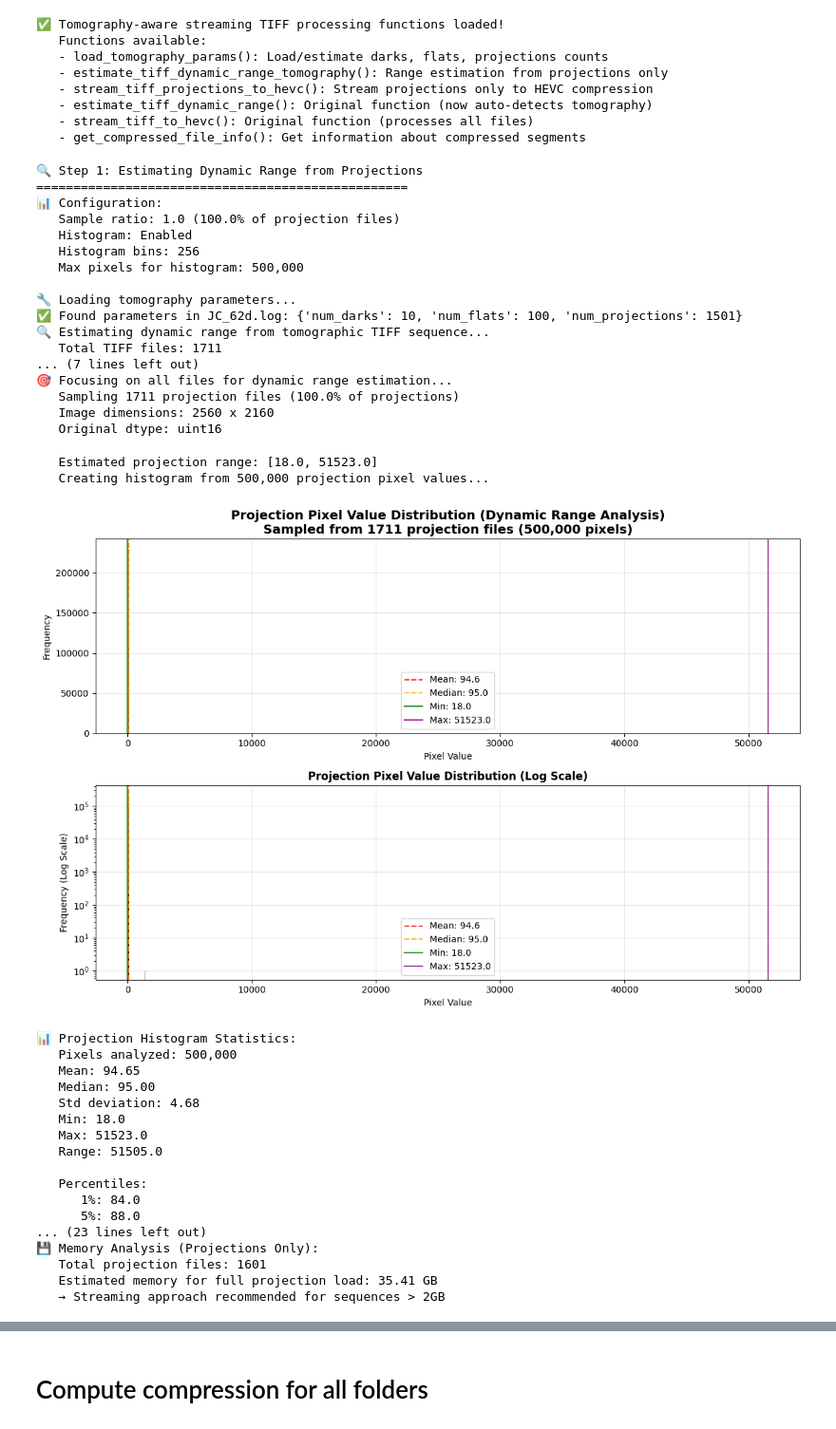
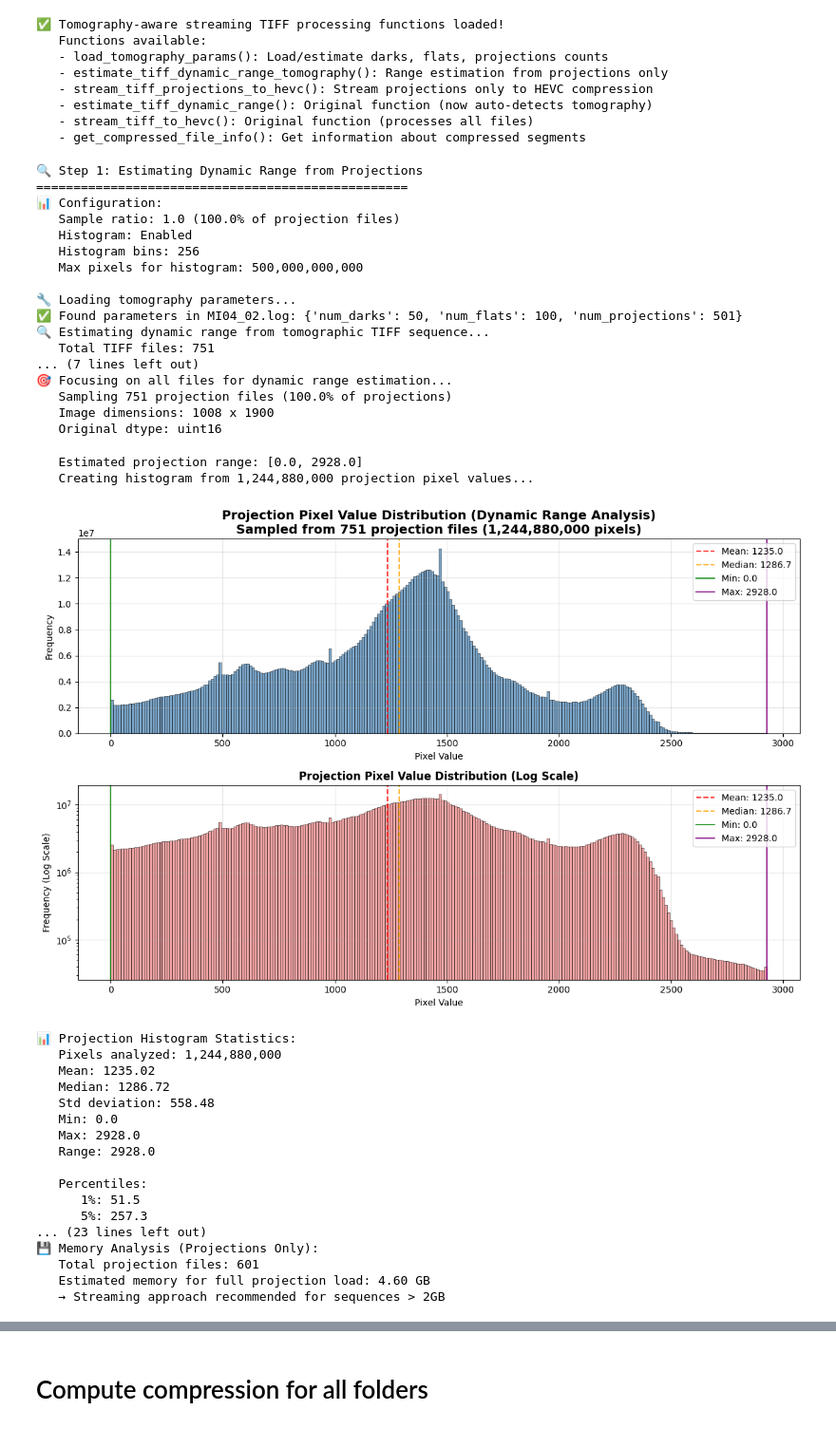
Before and after one commit to SwissDataScienceCenter/sdate, a Jupyter notebook: notebooks/TiffProjectionStream.ipynb, the cells around one changed output, grey strips where cells are left out. Shown at 95% size. Drawn from its saved outputs; the diff is of its cells as text; code cells hidden in the pictures.

```diff
--- a/notebooks/TiffProjectionStream.ipynb
+++ b/notebooks/TiffProjectionStream.ipynb
@@ -41,8 +50,10 @@ Each TIFF file represents one frame of the video sequence.
 # Define the path to the TIFF sequence folder
 # Example paths - adjust to your actual data location:
 # data_path = Path('../data/tiff_sequence/')
+
 # data_path = Path('/path/to/your/tiff/folder/')
-data_path = Path('../data/ct_files/file_1_extracted')
+data_path = Path('/das/home/barbaf_l/p22274/compression_paper/file_3_extracted')
+# data_path = Path('../data/ct_files/file_1_extracted')
 
 # Check if the folder exists
 if not data_path.exists():
@@ -646,7 +675,7 @@ MAX_SAMPLES = 10000  # Maximum projection files to sample
 # Histogram parameters
 CREATE_HISTOGRAM = True    # Whether to create histogram visualization
 HIST_BINS = 256           # Number of bins for histogram
-MAX_PIXELS_FOR_HIST = 500000  # Maximum pixels for histogram (controls memory usage)
+MAX_PIXELS_FOR_HIST = 500000000000  # Maximum pixels for histogram (controls memory usage)
 
 print(f"📊 Configuration:")
 print(f"   Sample ratio: {SAMPLE_RATIO} ({SAMPLE_RATIO*100:.1f}% of projection files)")
@@ -669,7 +698,7 @@ global_min, global_max, height, width, dtype_info, params_used = estimate_tiff_d
     create_histogram=CREATE_HISTOGRAM,
     hist_bins=HIST_BINS,
     max_pixels_for_hist=MAX_PIXELS_FOR_HIST,
-    hist_offset=0  # Start from first projection
+    hist_offset=100  # Start from first projection
 )
 
 print(f"\n📊 Dynamic Range Analysis (Projections Only):")
@@ -678,57 +707,57 @@ print(f"   Global max: {global_max}")
 print(f"   Range: {global_max - global_min}")
 print(f"   Image dimensions: {width} x {height}")
 print(f"   Fits in 16-bit: {dtype_info['fits_16bit']}")
 print(f"   Original dtype: {dtype_info['original_dtype']}")
 
 print(f"\n🏗️  Tomographic Structure Used:")
 print(f"   Dark images: {params_used['num_darks']}")
 print(f"   Flat images: {params_used['num_flats']}")
 print(f"   Projection images: {params_used['num_projections']}")
 
 # Memory estimation for projection sequence only
 projection_frames = params_used['num_projections']
 estimated_memory_gb = (projection_frames * height * width * 4) / 1e9  # float32
 print(f"\n💾 Memory Analysis (Projections Only):")
 print(f"   Total projection files: {projection_frames}")
 print(f"   Estimated memory for full projection load: {estimated_memory_gb:.2f} GB")
 print(f"   → Streaming approach recommended for sequences > 2GB")
 # %% [output]
 🔍 Step 1: Estimating Dynamic Range from Projections
 ==================================================
 📊 Configuration:
    Sample ratio: 1.0 (100.0% of projection files)
    Histogram: Enabled
    Histogram bins: 256
-   Max pixels for histogram: 500,000
+   Max pixels for histogram: 500,000,000,000
 
 🔧 Loading tomography parameters...
-✅ Found parameters in JC_62d.log: {'num_darks': 10, 'num_flats': 100, 'num_projections': 1501}
+✅ Found parameters in MI04_02.log: {'num_darks': 50, 'num_flats': 100, 'num_projections': 501}
 🔍 Estimating dynamic range from tomographic TIFF sequence...
-   Total TIFF files: 1711
+   Total TIFF files: 751
 ... (7 lines left out)
 🎯 Focusing on all files for dynamic range estimation...
-   Sampling 1711 projection files (100.0% of projections)
-   Image dimensions: 2560 x 2160
+   Sampling 751 projection files (100.0% of projections)
+   Image dimensions: 1008 x 1900
    Original dtype: uint16
-   Estimated projection range: [18.0, 51523.0]
-   Creating histogram from 500,000 projection pixel values...
+   Estimated projection range: [0.0, 2928.0]
+   Creating histogram from 1,244,880,000 projection pixel values...
-[figure, old version]
+[figure, new version]
 📊 Projection Histogram Statistics:
-   Pixels analyzed: 500,000
-   Mean: 94.65
-   Median: 95.00
-   Std deviation: 4.68
-   Min: 18.0
-   Max: 51523.0
-   Range: 51505.0
+   Pixels analyzed: 1,244,880,000
+   Mean: 1235.02
+   Median: 1286.72
+   Std deviation: 558.48
+   Min: 0.0
+   Max: 2928.0
+   Range: 2928.0
 
    Percentiles:
-      1%: 84.0
-      5%: 88.0
+      1%: 51.5
+      5%: 257.3
 ... (23 lines left out)
 💾 Memory Analysis (Projections Only):
-   Total projection files: 1601
-   Estimated memory for full projection load: 35.41 GB
+   Total projection files: 601
+   Estimated memory for full projection load: 4.60 GB
    → Streaming approach recommended for sequences > 2GB
 # %%
 # Step 2: Stream Projection TIFF files to HEVC compression
```
Also changed, not shown: parts of 5 cells of this notebook, 2 other files.
